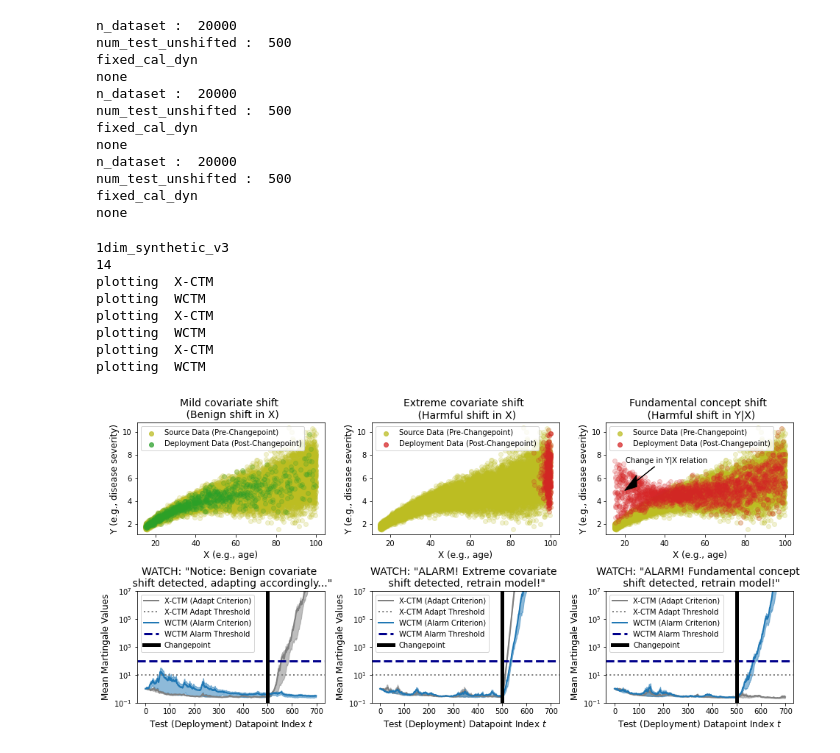
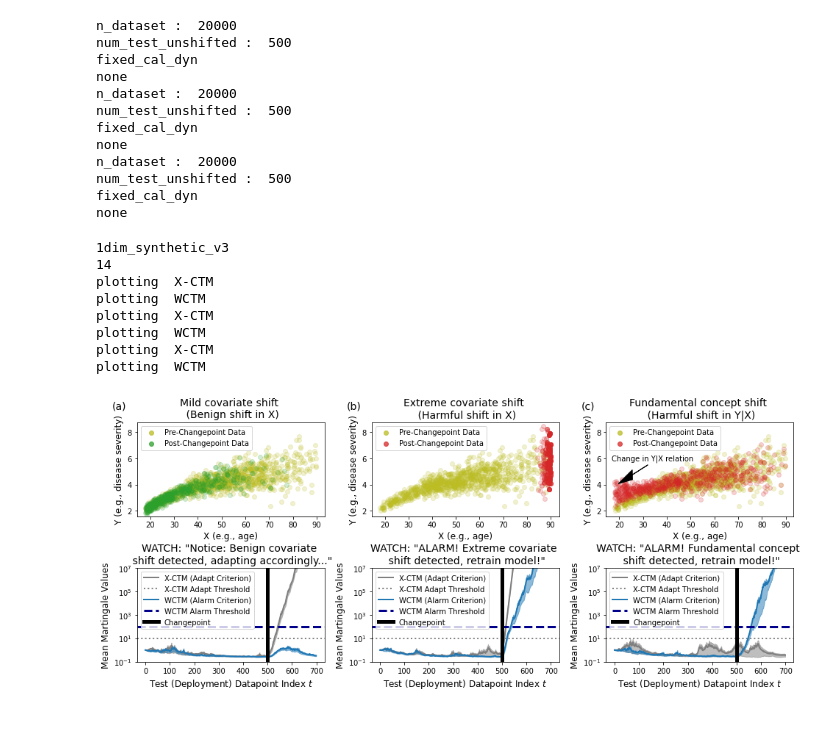
Before and after one commit to aaronhan223/watch, a Jupyter notebook: src/SimulatedData.ipynb, the cells around one changed output. Saved outputs shown, nothing was run; the diff lists cells and outputs as text; code cells hidden in the pictures; blank space fills up the shorter version.

Commit message:
updated Fig1 synthetic data expts

```diff
--- a/src/SimulatedData.ipynb
+++ b/src/SimulatedData.ipynb
@@ -79,10 +101,17 @@ def plot_wctm_and_xctm_paths(martingales_0_means_dict, x_martingales_0_means_dic
 
 ## Plotting covariate shift results
 
+## Results for submitted version
+# results_benign_cov = pd.read_csv('../results/2025-01-29_1dim_synthetic_v3-NN-covariate-c_bias-0.025-label0-win50-csabs-nseeds5-Wfixed_cal_dyn_none-numTUn500-test0Size0.33333-initCalFalse-schboth-pHold0.75_v5.csv')
+# results_harmful_cov = pd.read_csv('../results/2025-01-29_1dim_synthetic_v3-NN-covariate-c_bias0.75-label0-win50-csabs-nseeds5-Wfixed_cal_dyn_none-numTUn500-test0Size0.33333-initCalFalse-schboth-pHold0.75_v5.csv')
+# results_harmful_concept = pd.read_csv('../results/2025-01-29_1dim_synthetic_v3-NN-label-c_bias0.0-label0.0033-win50-csabs-nseeds5-Wfixed_cal_dyn_none-numTUn500-test0Size0.33333-initCalFalse-schboth-pHold0.75_v5.csv')
 
-results_benign_cov = pd.read_csv('../results/2025-01-29_1dim_synthetic_v3-NN-covariate-c_bias-0.025-label0-win50-csabs-nseeds5-Wfixed_cal_dyn_none-numTUn500-test0Size0.33333-initCalFalse-schboth-pHold0.75_v5.csv')
-results_harmful_cov = pd.read_csv('../results/2025-01-29_1dim_synthetic_v3-NN-covariate-c_bias0.75-label0-win50-csabs-nseeds5-Wfixed_cal_dyn_none-numTUn500-test0Size0.33333-initCalFalse-schboth-pHold0.75_v5.csv')
-results_harmful_concept = pd.read_csv('../results/2025-01-29_1dim_synthetic_v3-NN-label-c_bias0.0-label0.0033-win50-csabs-nseeds5-Wfixed_cal_dyn_none-numTUn500-test0Size0.33333-initCalFalse-schboth-pHold0.75_v5.csv')
+## Post-submission revisions
+results_benign_cov = pd.read_csv('../results/2025-02-04_1dim_synthetic_v3-NN-covariate-c_bias-0.05-label0-win50-csabs-nseeds20-Wfixed_cal_dyn_none-numTUn500-test0Size0.33333-initCalFalse-schboth-pHold0.75_v5.csv')
+results_harmful_cov = pd.read_csv('../results/2025-02-04_1dim_synthetic_v3-NN-covariate-c_bias1.0-label0-win50-csabs-nseeds20-Wfixed_cal_dyn_none-numTUn500-test0Size0.33333-initCalFalse-schboth-pHold0.75_v5.csv')
+results_harmful_concept = pd.read_csv('../results/2025-02-04_1dim_synthetic_v3-NN-label-c_bias0.0-label0.0033-win50-csabs-nseeds20-Wfixed_cal_dyn_none-numTUn500-test0Size0.33333-initCalFalse-schboth-pHold0.75_v5.csv')
+
+
 
 martingales_0_means_dict_all_shifts = []
 x_martingales_0_means_dict_all_shifts = []
@@ -94,7 +123,7 @@ for results in [results_benign_cov, results_harmful_cov, results_harmful_concept
     num_folds = 1
     methods = ['fixed_cal_dyn', 'none']
     methods_all = "_".join(methods)
-    n_seeds=5
+    n_seeds=20
     errs_window=50
     dataset1=None
     dataset1_name=None
@@ -319,91 +348,105 @@ num_test_unshifted :  500
 fixed_cal_dyn
 none
 # %%
+N = 20000
+source_size=0.05
+seed=0
+N_train = int(source_size*N)
 
-simulated_data = get_1dim_synthetic_v3_data()
-simulated_data
+simulated_data = get_1dim_synthetic_v3_data(size=N)
+
+simulated_data_train = simulated_data[:N_train]
+simulated_data_test = simulated_data[N_train:]
+
+simulated_data_train.reset_index(drop=True, inplace=True)
+simulated_data_test.reset_index(drop=True, inplace=True)
 
 
-fig, ax = plt.subplots(2, 3,figsize=(16, 7))
+fig, ax = plt.subplots(2, 3,figsize=(16, 6))
 
 title_size = 14
 x_axis_size=12
 y_axis_size=12
-plt.subplots_adjust(wspace=0.25, hspace=0.5)
+plt.subplots_adjust(wspace=0.25, hspace=0.55)
 
 
 # ## Benign shift
-ax[0,0].scatter(simulated_data['X'], simulated_data['Y'], color='C8', alpha=0.2, label='Source Data (Pre-Changepoint)')
+ax[0,0].scatter(simulated_data_train['X'], simulated_data_train['Y'], color='C8', alpha=0.2, label='Pre-Changepoint Data')
 
-biased_indices = exponential_tilting_indices(simulated_data['X'], simulated_data['X'], dataset='1dim_synthetic_v3', bias=-0.025, frac=0.05)
+biased_indices = exponential_tilting_indices(simulated_data_test['X'], simulated_data_test['X'], dataset='1dim_synthetic_v3', bias=-0.05, frac=0.05)
 
-ax[0,0].scatter(simulated_data['X'][biased_indices], simulated_data['Y'][biased_indices], alpha=0.2, label='Deployment Data (Post-Changepoint)', color='C2')
+ax[0,0].scatter(simulated_data_test['X'][biased_indices], simulated_data_test['Y'][biased_indices], alpha=0.2, label='Post-Changepoint Data', color='C2')
 leg = ax[0,0].legend()
 for lh in leg.legendHandles:
     lh.set_alpha(0.75)
 ax[0,0].set_xlabel('X (e.g., age)', fontsize=x_axis_size)
 ax[0,0].set_ylabel('Y (e.g., disease severity)', fontsize=y_axis_size)
+ax[0,0].set_ylim([1.6, 8.75])
 ax[0,0].set_title('Mild covariate shift \n (Benign shift in X)', fontsize=title_size)
-# ax[0,0].text(-4,12.6,'(a)', fontsize=title_size)
+ax[0,0].text(4,9.75,'(a)', fontsize=title_size)
 
 ## Extreme covariate shift
-ax[0,1].scatter(simulated_data['X'], simulated_data['Y'], color='C8', alpha=0.2, label='Source Data (Pre-Changepoint)')
+ax[0,1].scatter(simulated_data_train['X'], simulated_data_train['Y'], color='C8', alpha=0.2, label='Pre-Changepoint Data')
 
-biased_indices = exponential_tilting_indices(simulated_data['X'], simulated_data['X'], dataset='1dim_synthetic_v3', bias=0.75, frac=0.025)
+biased_indices = exponential_tilting_indices(simulated_data_test['X'], simulated_data_test['X'], dataset='1dim_synthetic_v3', bias=1, frac=0.05)
 
-ax[0,1].scatter(simulated_data['X'][biased_indices], simulated_data['Y'][biased_indices], alpha=0.2, label='Deployment Data (Post-Changepoint)', color='C3')
+ax[0,1].scatter(simulated_data_test['X'][biased_indices], simulated_data_test['Y'][biased_indices], alpha=0.2, label='Post-Changepoint Data', color='C3')
 leg = ax[0,1].legend()
 for lh in leg.legendHandles:
     lh.set_alpha(0.75)
 ax[0,1].set_xlabel('X (e.g., age)', fontsize=x_axis_size)
 ax[0,1].set_ylabel('Y (e.g., disease severity)', fontsize=y_axis_size)
 ax[0,1].set_title('Extreme covariate shift \n (Harmful shift in X)', fontsize=title_size)
-# ax[0,1].text(-4,12.6,'(b)', fontsize=title_size)
+ax[0,1].text(4,9.75,'(b)', fontsize=title_size)
+ax[0,1].set_ylim([1.6, 8.75])
 
 
 
 
 ## Concept shifts
-ax[0,2].scatter(simulated_data['X'], simulated_data['Y'], color='C8', alpha=0.2, label='Source Data (Pre-Changepoint)')
+ax[0,2].scatter(simulated_data_train['X'], simulated_data_train['Y'], color='C8', alpha=0.2, label='Pre-Changepoint Data')
 
-dataset0_train, dataset0_test_0 = split_and_shift_dataset0(simulated_data, dataset0_name='1dim_synthetic_v3', test0_size=0.1, dataset0_shift_type='label', label_uptick=0.0033, num_test_unshifted=0)
+dataset0_train, dataset0_test_0 = split_and_shift_dataset0(simulated_data, dataset0_name='1dim_synthetic_v3', test0_size=0.05, dataset0_shift_type='label', label_uptick=0.0033, num_test_unshifted=0)
 
-ax[0,2].scatter(dataset0_test_0['X'], dataset0_test_0['Y'], alpha=0.2, label='Deployment Data (Post-Changepoint)', color='C3')
+
+ax[0,2].scatter(dataset0_test_0['X'], dataset0_test_0['Y'], alpha=0.2, label='Post-Changepoint Data', color='C3')
 leg = ax[0,2].legend()
 for lh in leg.legendHandles:
     lh.set_alpha(0.75)
-ax[0,2].text(41, 7.55, 'Change in Y|X relation', horizontalalignment='center', verticalalignment='center')
-ax[0,2].arrow(x=35, y=7.0, dx=-9, dy=-1.25,head_length=6, head_width=1, color='black')
 ax[0,2].set_xlabel('X (e.g., age)', fontsize=x_axis_size)
 ax[0,2].set_ylabel('Y (e.g., disease severity)', fontsize=y_axis_size)
+ax[0,2].text(4,9.75,'(c)', fontsize=title_size)
 ax[0,2].set_title('Fundamental concept shift \n (Harmful shift in Y|X)', fontsize=title_size)
-# ax[0,2].text(-4,12.6,'(c)', fontsize=title_size)
+
+ax[0,2].arrow(x=32, y=5.5, dx=-6.5, dy=-0.75,head_length=6, head_width=0.75, color='black')
+ax[0,2].text(34, 6, 'Change in Y|X relation', horizontalalignment='center', verticalalignment='center')
+ax[0,2].set_ylim([1.6, 8.75])
 
 
 print(title_size)
 plot_wctm_and_xctm_paths(martingales_0_means_dict_all_shifts[0], x_martingales_0_means_dict_all_shifts[0], \
                              martingales_0_stderr_dict_all_shifts[0], x_martingales_0_stderr_dict_all_shifts[0],\
                              ax=ax, r_idx=1, c_idx=0, title_size=title_size, label_size=x_axis_size, \
                              title='WATCH: "Notice: Benign covariate \n shift detected, adapting accordingly..."')
 
 plot_wctm_and_xctm_paths(martingales_0_means_dict_all_shifts[1], x_martingales_0_means_dict_all_shifts[1], \
                              martingales_0_stderr_dict_all_shifts[1], x_martingales_0_stderr_dict_all_shifts[1],\
                              ax=ax, r_idx=1, c_idx=1, title_size=title_size, label_size=x_axis_size, \
                              title='WATCH: "ALARM! Extreme covariate \n shift detected, retrain model!"')
 
 plot_wctm_and_xctm_paths(martingales_0_means_dict_all_shifts[2], x_martingales_0_means_dict_all_shifts[2], \
                              martingales_0_stderr_dict_all_shifts[2], x_martingales_0_stderr_dict_all_shifts[2],\
                              ax=ax, r_idx=1, c_idx=2, title_size=title_size, label_size=x_axis_size, \
                              title='WATCH: "ALARM! Fundamental concept \n shift detected, retrain model!"')
 
-plt.savefig('./Figure1_SyntheticData.pdf', bbox_inches='tight')
+plt.savefig('./Figure1_SyntheticData.pdf', bbox_inches='tight', dpi=300)
 # %% [output]
 1dim_synthetic_v3
 14
 plotting  X-CTM
 plotting  WCTM
 plotting  X-CTM
 plotting  WCTM
 plotting  X-CTM
 plotting  WCTM
-[figure, old version]
+[figure, new version]
```
Also changed, not shown: parts of 2 cells of this notebook, 8 other files.
